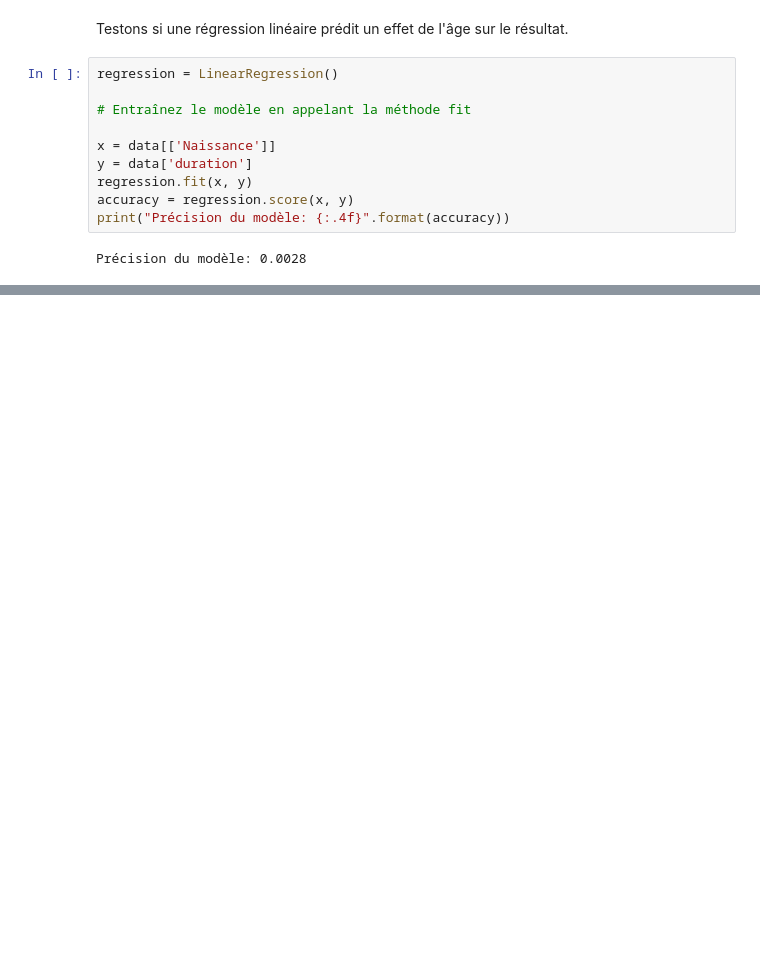
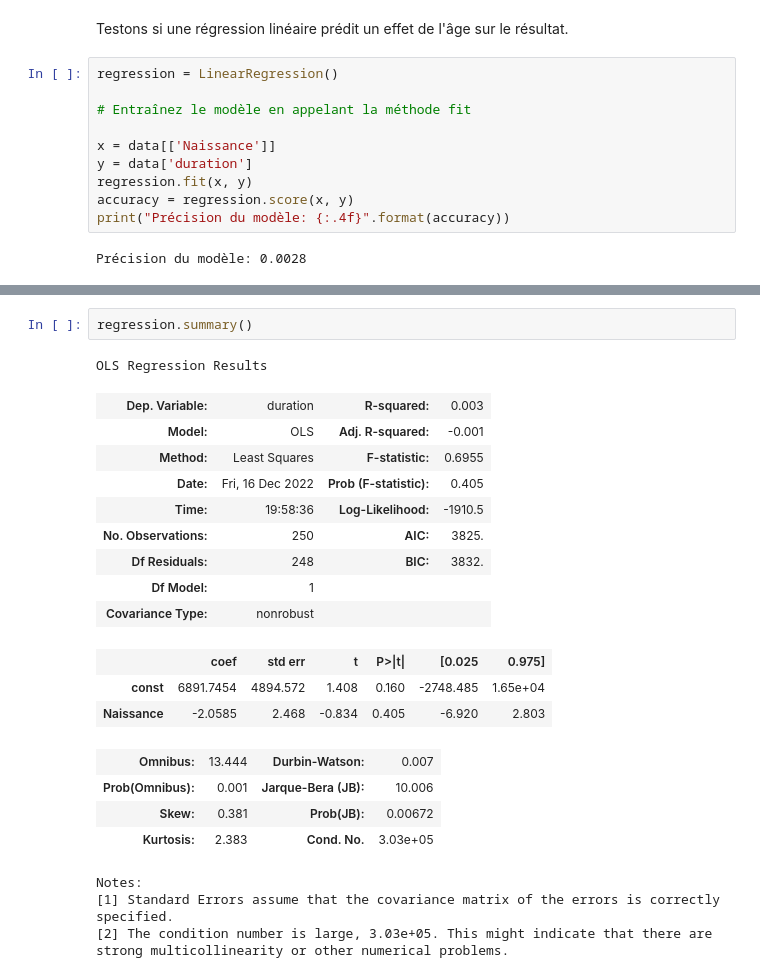
Before and after one commit to Kirscher/ResultAthle, a Jupyter notebook: eda.ipynb, the cells around one changed output, grey strips where cells are left out. Cells and saved outputs as stored; diff of their text form; blank space fills up the shorter version.

```diff
--- a/eda.ipynb
+++ b/eda.ipynb
@@ -339,0 +403,24 @@ plt.scatter(x,y_pred)
+# %%
+regression.summary()
+# %% [output]
+OLS Regression Results
+| Dep. Variable: | duration | R-squared: | 0.003 |
+| Model: | OLS | Adj. R-squared: | -0.001 |
+| Method: | Least Squares | F-statistic: | 0.6955 |
+| Date: | Fri, 16 Dec 2022 | Prob (F-statistic): | 0.405 |
+| Time: | 19:58:36 | Log-Likelihood: | -1910.5 |
+| No. Observations: | 250 | AIC: | 3825. |
+| Df Residuals: | 248 | BIC: | 3832. |
+| Df Model: | 1 |  |  |
+| Covariance Type: | nonrobust |  |  |
+|  | coef | std err | t | P>|t| | [0.025 | 0.975] |
+| const | 6891.7454 | 4894.572 | 1.408 | 0.160 | -2748.485 | 1.65e+04 |
+| Naissance | -2.0585 | 2.468 | -0.834 | 0.405 | -6.920 | 2.803 |
+| Omnibus: | 13.444 | Durbin-Watson: | 0.007 |
+| Prob(Omnibus): | 0.001 | Jarque-Bera (JB): | 10.006 |
+| Skew: | 0.381 | Prob(JB): | 0.00672 |
+| Kurtosis: | 2.383 | Cond. No. | 3.03e+05 |
+Notes:
+[1] Standard Errors assume that the covariance matrix of the errors is correctly specified.
+[2] The condition number is large, 3.03e+05. This might indicate that there are
+strong multicollinearity or other numerical problems.
```
Also changed, not shown: parts of 16 cells of this notebook.
